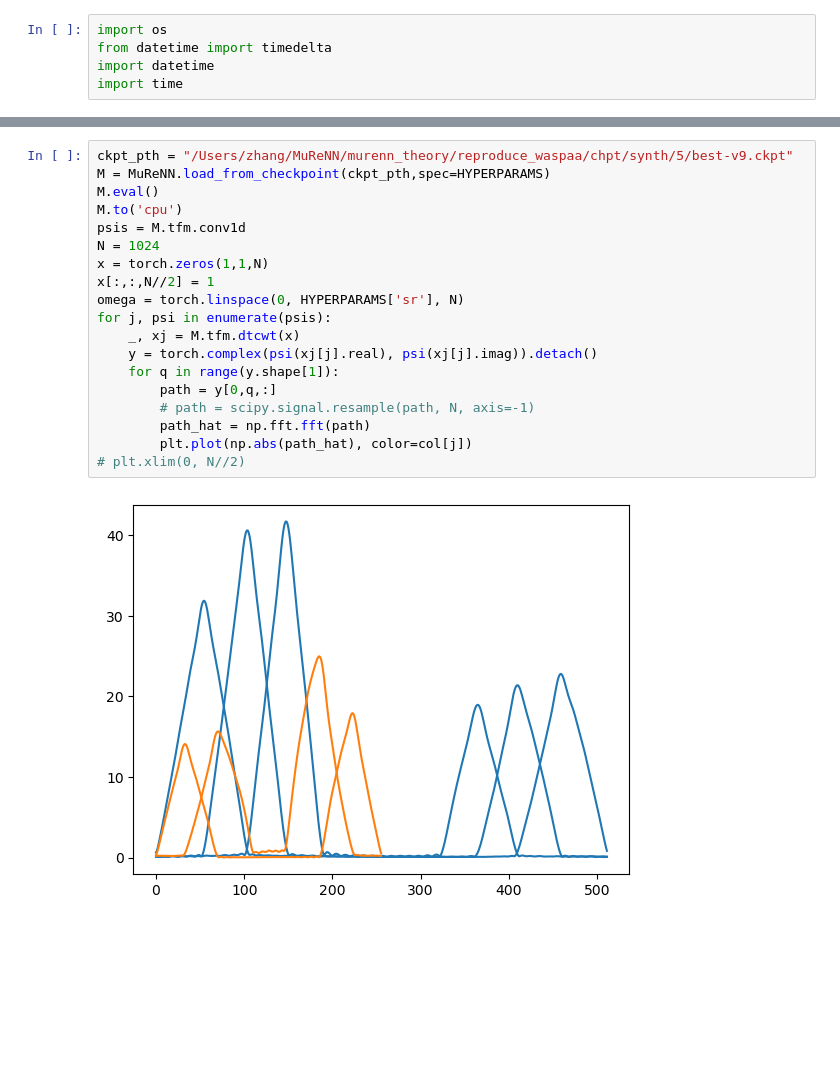
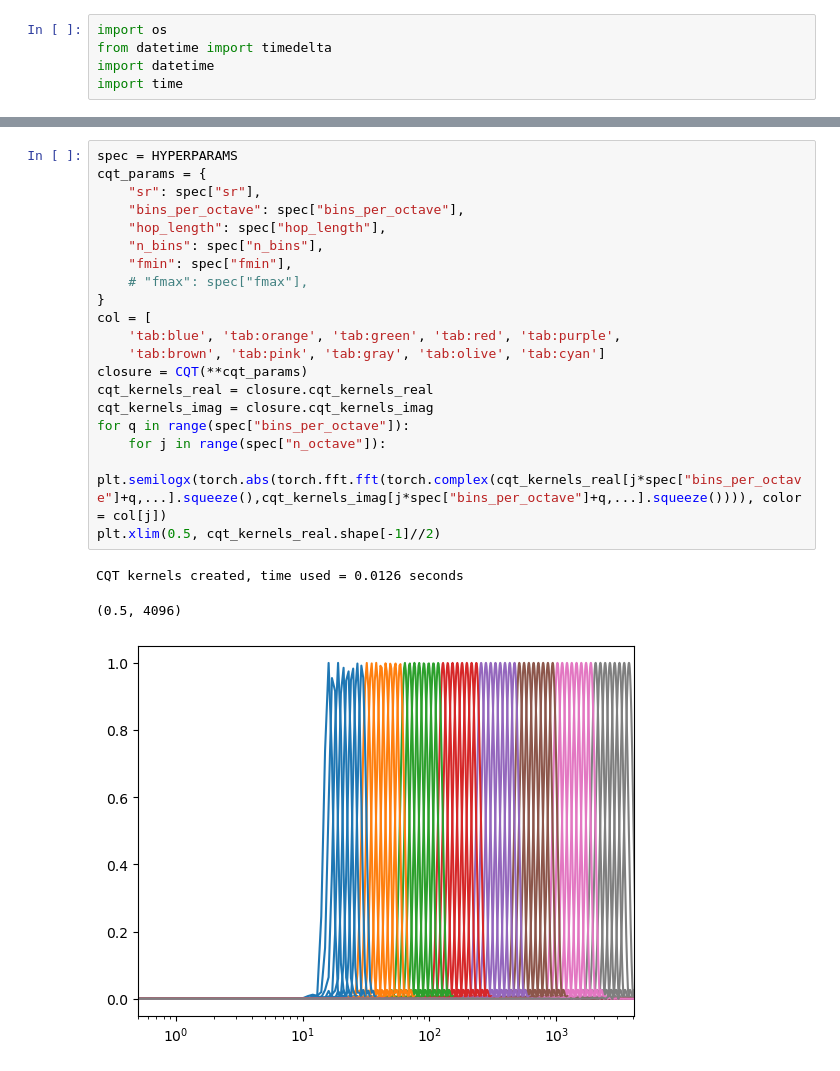
Before and after one commit to xir4n/murenn_theory, a Jupyter notebook: reproduce_waspaa/reproduce_waspaa.ipynb, the cells around one changed output, grey strips where cells are left out. Cells and saved outputs as stored; diff of their text form; blank space fills up the shorter version.

```diff
--- a/reproduce_waspaa/reproduce_waspaa.ipynb
+++ b/reproduce_waspaa/reproduce_waspaa.ipynb
@@ -436,21 +398,24 @@ plt.xlim(0.5, HYPERPARAMS['sr']//2)
-# %%
-ckpt_pth = "/Users/zhang/MuReNN/murenn_theory/reproduce_waspaa/chpt/synth/5/best-v9.ckpt"
-M = MuReNN.load_from_checkpoint(ckpt_pth,spec=HYPERPARAMS)
-M.eval()
-M.to('cpu')
-psis = M.tfm.conv1d
-N = 1024
-x = torch.zeros(1,1,N)
-x[:,:,N//2] = 1
-omega = torch.linspace(0, HYPERPARAMS['sr'], N)
-for j, psi in enumerate(psis):
-    _, xj = M.tfm.dtcwt(x)
-    y = torch.complex(psi(xj[j].real), psi(xj[j].imag)).detach()
-    for q in range(y.shape[1]):
-        path = y[0,q,:]
-        # path = scipy.signal.resample(path, N, axis=-1)
-        path_hat = np.fft.fft(path)
-        plt.plot(np.abs(path_hat), color=col[j])
-# plt.xlim(0, N//2)
-# %% [output]
-[figure, removed]
+# %%
+spec = HYPERPARAMS
+cqt_params = {
+    "sr": spec["sr"],
+    "bins_per_octave": spec["bins_per_octave"],
+    "hop_length": spec["hop_length"],
+    "n_bins": spec["n_bins"],
+    "fmin": spec["fmin"],
+    # "fmax": spec["fmax"],
+}
+col = [
+    'tab:blue', 'tab:orange', 'tab:green', 'tab:red', 'tab:purple',
+    'tab:brown', 'tab:pink', 'tab:gray', 'tab:olive', 'tab:cyan']
+closure = CQT(**cqt_params)
+cqt_kernels_real = closure.cqt_kernels_real
+cqt_kernels_imag = closure.cqt_kernels_imag
+for q in range(spec["bins_per_octave"]):
+    for j in range(spec["n_octave"]):
+        plt.semilogx(torch.abs(torch.fft.fft(torch.complex(cqt_kernels_real[j*spec["bins_per_octave"]+q,...].squeeze(),cqt_kernels_imag[j*spec["bins_per_octave"]+q,...].squeeze()))), color = col[j])
+plt.xlim(0.5, cqt_kernels_real.shape[-1]//2)
+# %% [output]
+CQT kernels created, time used = 0.0126 seconds
+(0.5, 4096)
+[figure, added]
```
Also changed, not shown: parts of 14 cells of this notebook, 3 other files.
